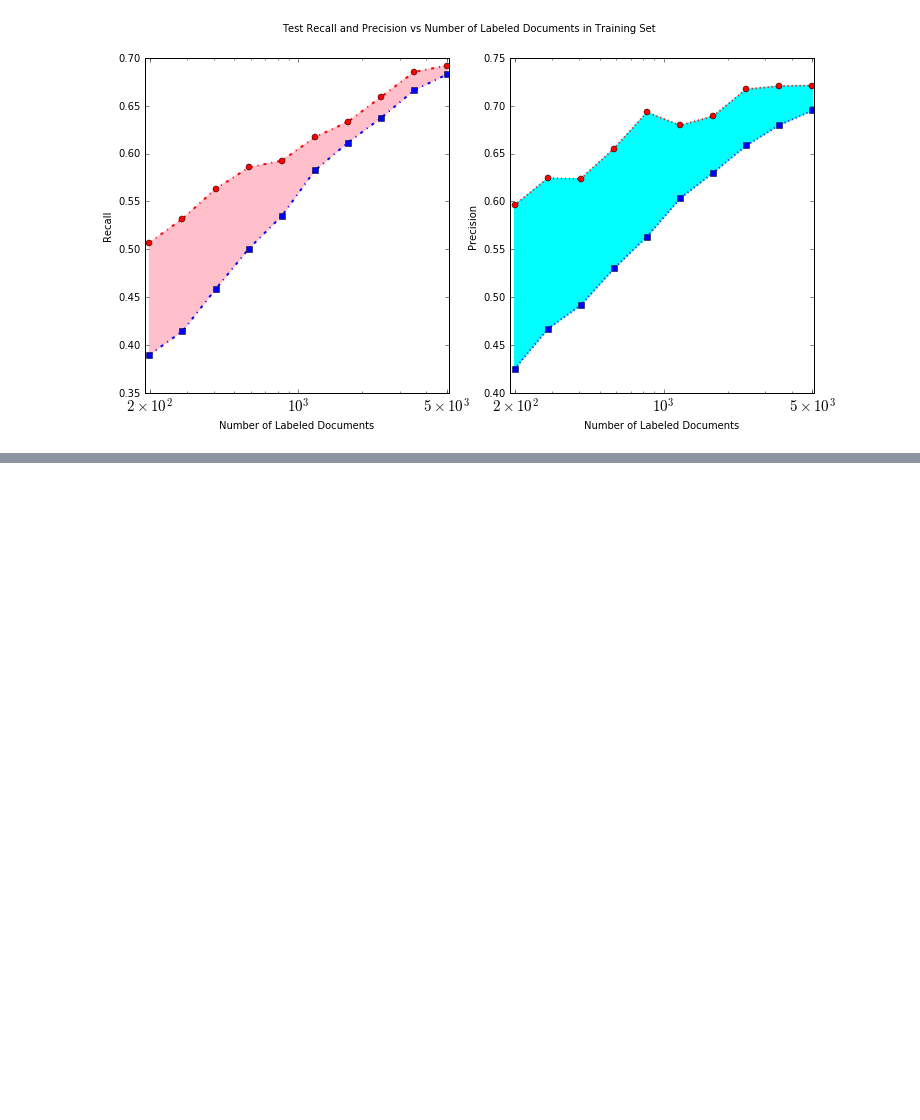
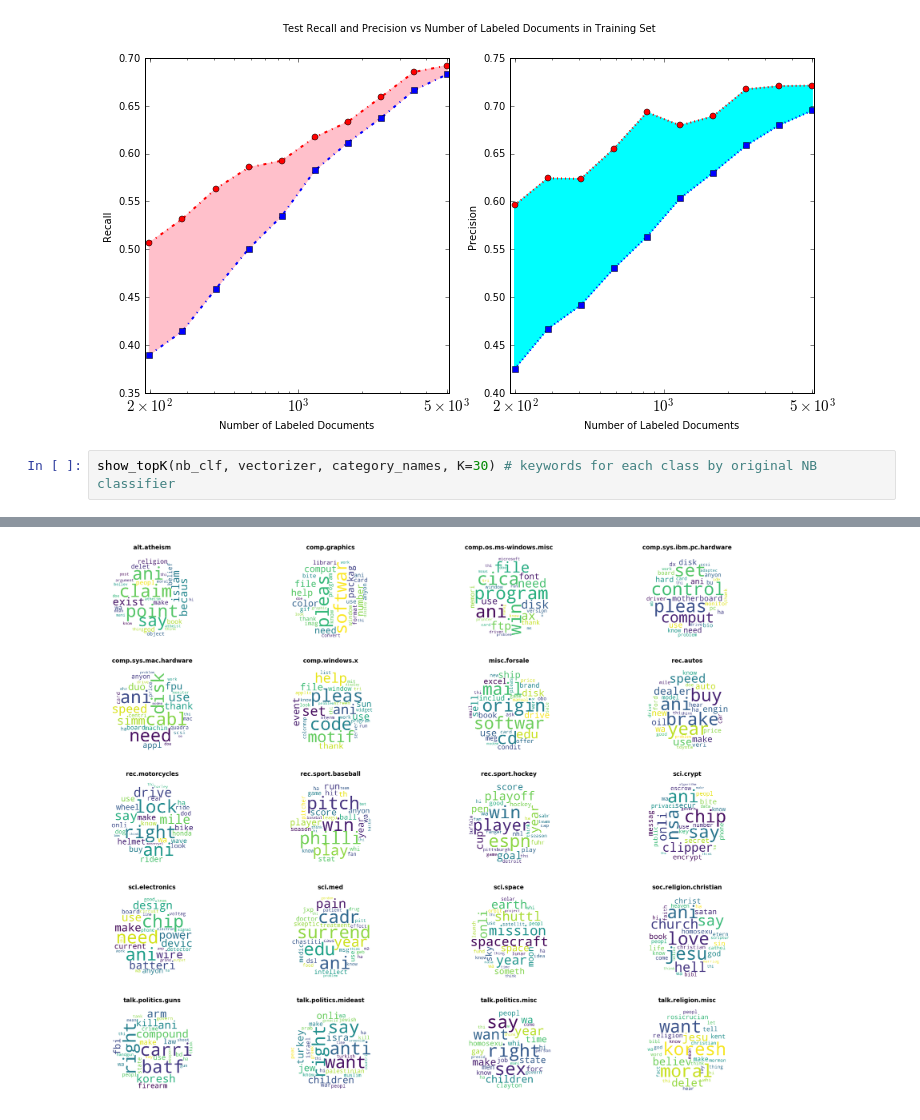
Before and after one commit to jerry-shijieli/Text_Classification_Using_EM_And_Semisupervied_Learning, a Jupyter notebook: code/EM_NB_text_classification_v5.ipynb, the cells around one changed output, grey strips where cells are left out. Cells and saved outputs as stored; diff of their text form; blank space fills up the shorter version.

```diff
--- a/code/EM_NB_text_classification_v5.ipynb
+++ b/code/EM_NB_text_classification_v5.ipynb
@@ -426,3 +426,6 @@ fig.suptitle('Test Recall and Precision vs Number of Labeled Documents in Traini
 plt.show()
 # %% [output]
 [figure]
+# %%
+show_topK(nb_clf, vectorizer, category_names, K=30) # keywords for each class by original NB classifier
+# %% [output]
@@ -428,0 +452 @@ plt.show()
+[figure, added]
```
Also changed, not shown: parts of 2 cells of this notebook, 1 other file.
